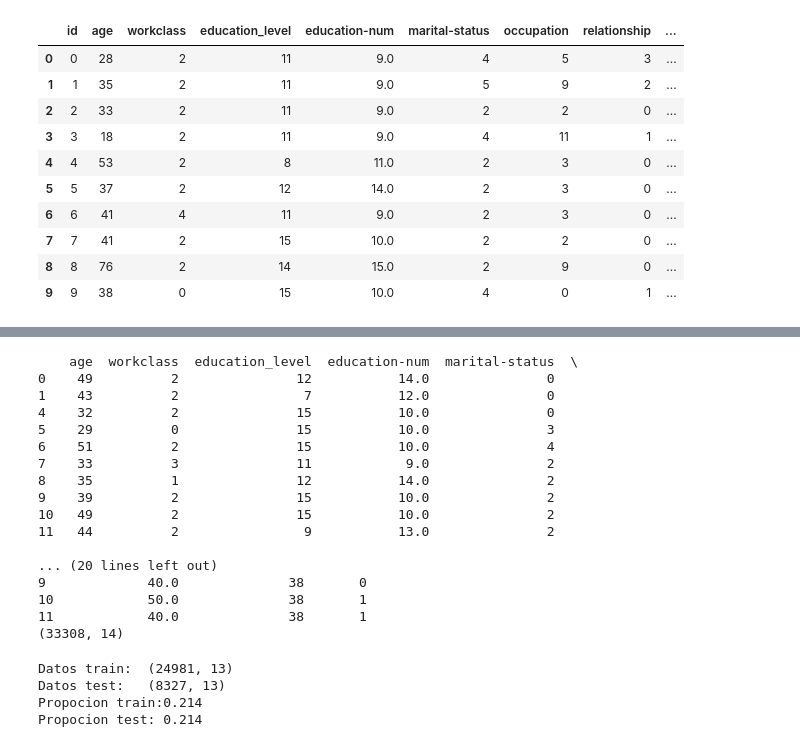
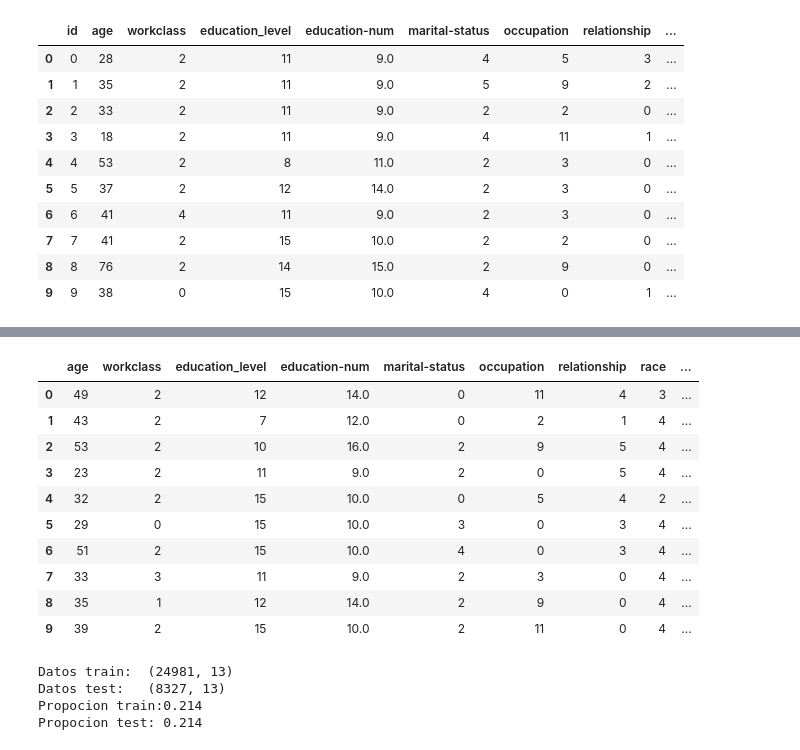
Before and after one commit to albertus88/keepcoding-BD-ML, a Jupyter notebook: Assessment/Alberto Mozo Garcia - KeepCoding - ML.ipynb, the cells around one changed output, grey strips where cells are left out. Cells and saved outputs as stored; diff of their text form; code cells hidden in the pictures.

```diff
--- a/Assessment/Alberto Mozo Garcia - KeepCoding - ML.ipynb
+++ b/Assessment/Alberto Mozo Garcia - KeepCoding - ML.ipynb
@@ -1047,24 +1052,17 @@ census_train_copy_cp_2.head(10)
-# %%
-print(census_train_copy_cp_2.head(10))
-print(census_train_copy_cp_2.shape)
-# %% [output]
-    age  workclass  education_level  education-num  marital-status  \
-0    49          2               12           14.0               0
-1    43          2                7           12.0               0
-4    32          2               15           10.0               0
-5    29          0               15           10.0               3
-6    51          2               15           10.0               4
-7    33          3               11            9.0               2
-8    35          1               12           14.0               2
-9    39          2               15           10.0               2
-10   49          2               15           10.0               2
-11   44          2                9           13.0               2
-
-... (20 lines left out)
-9             40.0              38       0
-10            50.0              38       1
-11            40.0              38       1
-(33308, 14)
+# %%
+census_train_copy_cp_2.head(10)
+# %% [output]
+|  | age | workclass | education_level | education-num | marital-status | occupation | relationship | race | ... |
+| 0 | 49 | 2 | 12 | 14.0 | 0 | 11 | 4 | 3 | ... |
+| 1 | 43 | 2 | 7 | 12.0 | 0 | 2 | 1 | 4 | ... |
+| 2 | 53 | 2 | 10 | 16.0 | 2 | 9 | 5 | 4 | ... |
+| 3 | 23 | 2 | 11 | 9.0 | 2 | 0 | 5 | 4 | ... |
+| 4 | 32 | 2 | 15 | 10.0 | 0 | 5 | 4 | 2 | ... |
+| 5 | 29 | 0 | 15 | 10.0 | 3 | 0 | 3 | 4 | ... |
+| 6 | 51 | 2 | 15 | 10.0 | 4 | 0 | 3 | 4 | ... |
+| 7 | 33 | 3 | 11 | 9.0 | 2 | 3 | 0 | 4 | ... |
+| 8 | 35 | 1 | 12 | 14.0 | 2 | 9 | 0 | 4 | ... |
+| 9 | 39 | 2 | 15 | 10.0 | 2 | 11 | 0 | 4 | ... |
 # %%
 from sklearn.model_selection import train_test_split
 from sklearn.preprocessing import StandardScaler
```
Also changed, not shown: parts of 21 cells of this notebook.
